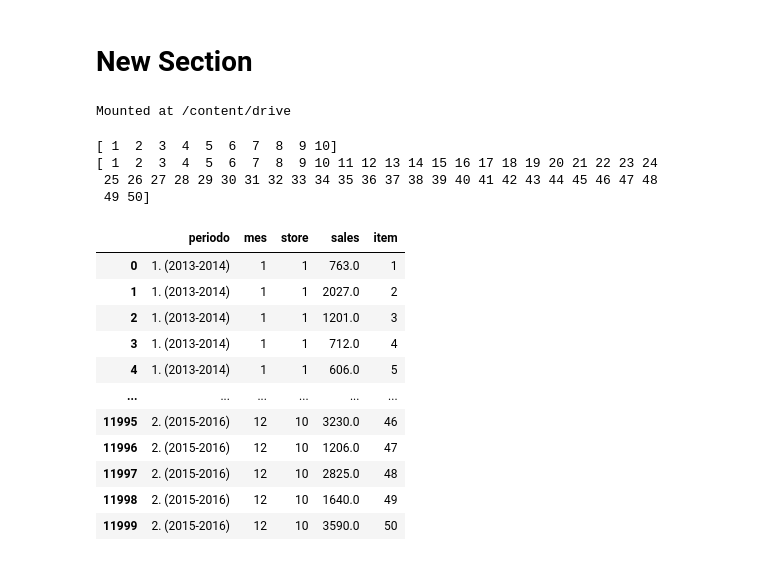
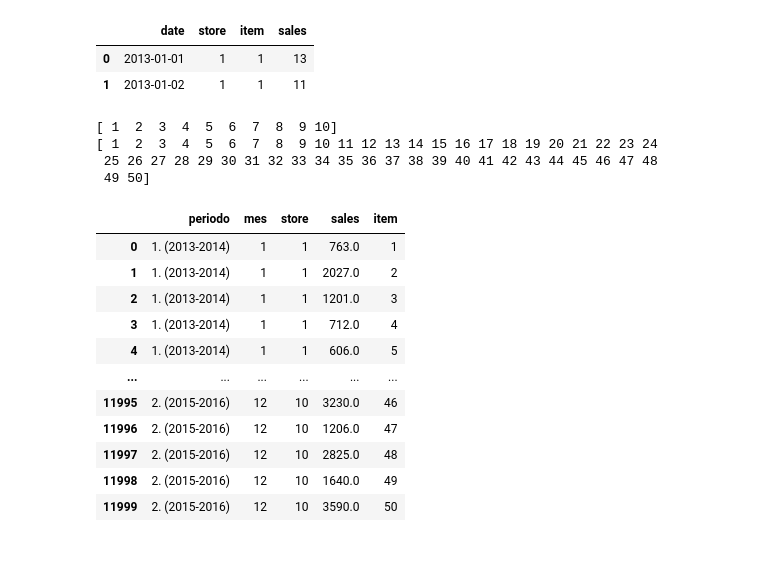
Before and after one commit to redsonlopez/forecast_demand, a Jupyter notebook: notebooks/eda/01_eda_initial.ipynb, the cells around one changed output. Saved outputs shown, nothing was run; the diff lists cells and outputs as text; code cells hidden in the pictures.

Commit message:
add DATA_PATH in 01_eda_initial.ipynb

```diff
--- a/notebooks/eda/01_eda_initial.ipynb
+++ b/notebooks/eda/01_eda_initial.ipynb
@@ -10,15 +1,18 @@ Saving dataset.csv to dataset (1).csv
-# %% [markdown]
-# New Section
-# %%
-from google.colab import drive
-drive.mount('/content/drive')
-# %% [output]
-Mounted at /content/drive
 # %%
-import pandas as pd
+import duckdb
 import numpy as np
 import matplotlib.pyplot as plt
-df = pd.read_csv('dataset.csv')
+import pandas as pd
+import seaborn as sns
+
+DATA_PATH = '../../data/raw/demand.csv'
+df = pd.read_csv(DATA_PATH)
+
+df.head(2)
+# %% [output]
+|  | date | store | item | sales |
+| 0 | 2013-01-01 | 1 | 1 | 13 |
+| 1 | 2013-01-02 | 1 | 1 | 11 |
 # %%
 print(df['store'].unique())
 print(df['item'].unique())
```
Also changed, not shown: parts of 6 cells of this notebook, 2 other files.
